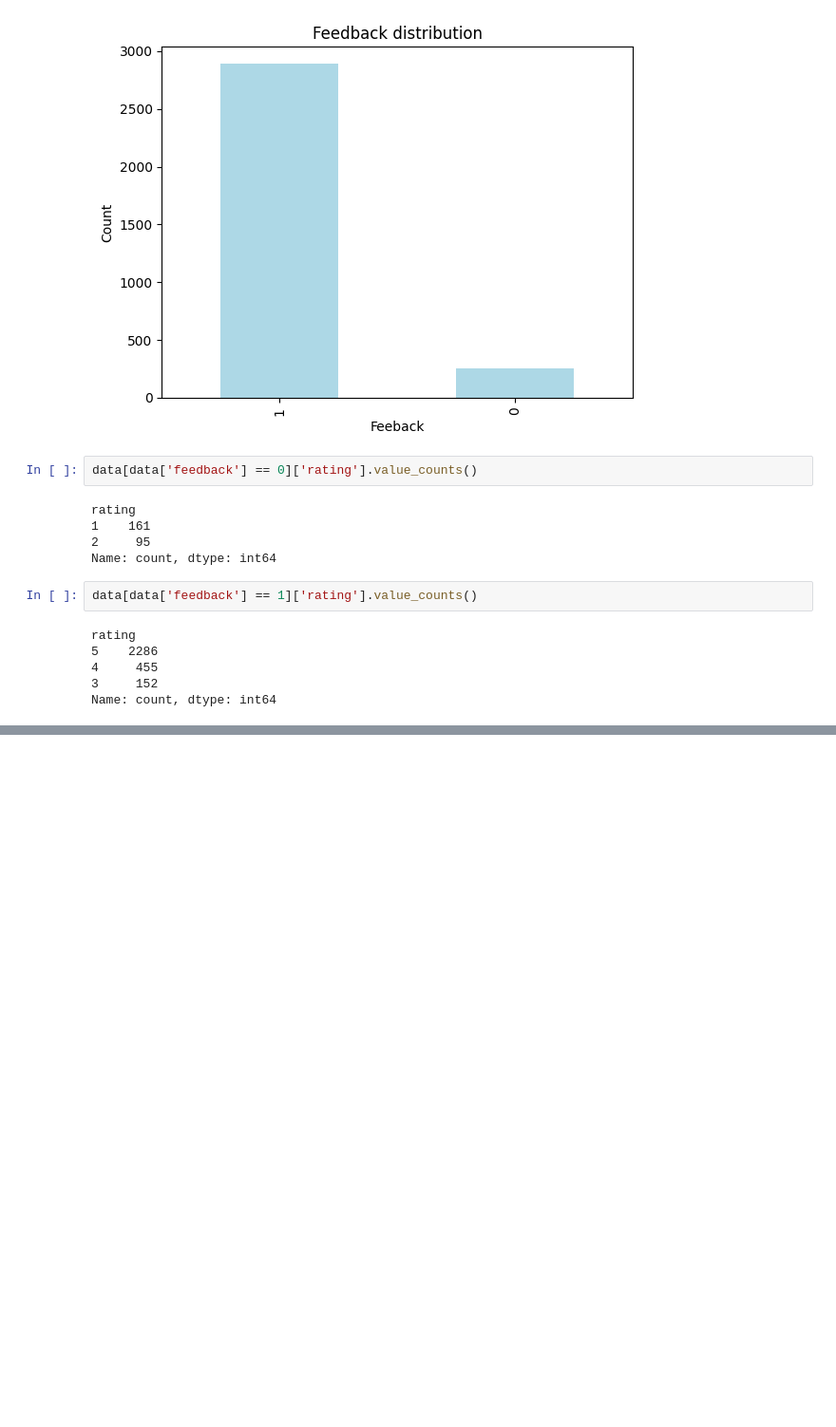
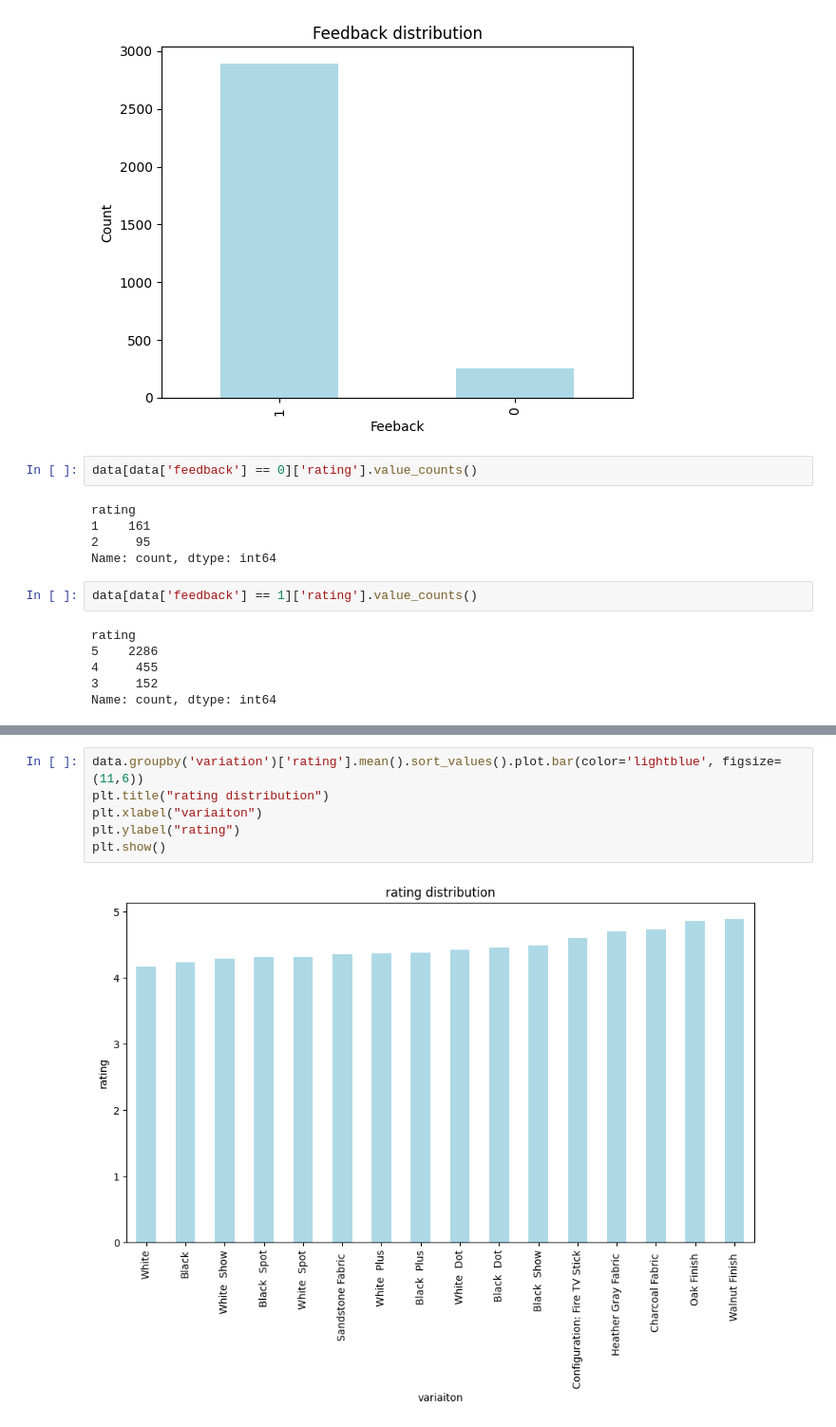
Before and after one commit to Aadeshh0/alexa_review, a Jupyter notebook: main.ipynb, the cells around one changed output, grey strips where cells are left out. Shown at 95% size. Cells and saved outputs as stored; diff of their text form; blank space fills up the shorter version.

```diff
--- a/main.ipynb
+++ b/main.ipynb
@@ -174,0 +228,8 @@ Name: count, dtype: int64
+# %%
+data.groupby('variation')['rating'].mean().sort_values().plot.bar(color='lightblue', figsize=(11,6))
+plt.title("rating distribution")
+plt.xlabel("variaiton")
+plt.ylabel("rating")
+plt.show()
+# %% [output]
+[figure, added]
```
Also changed, not shown: parts of 4 cells of this notebook.
